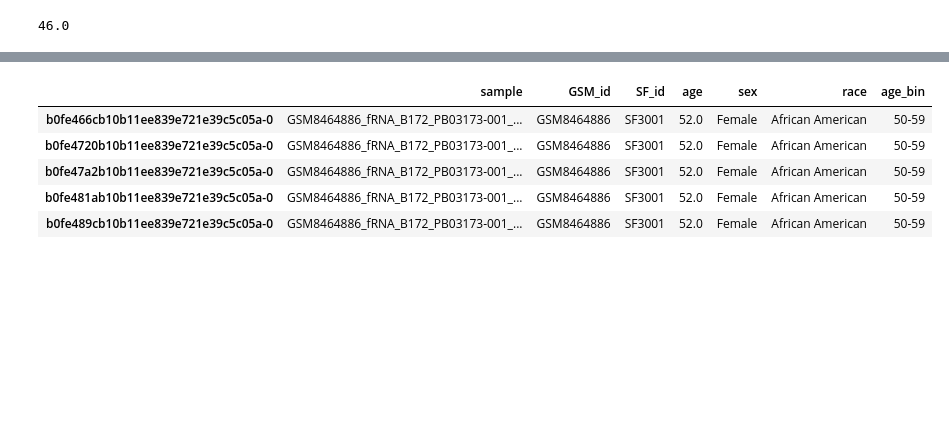
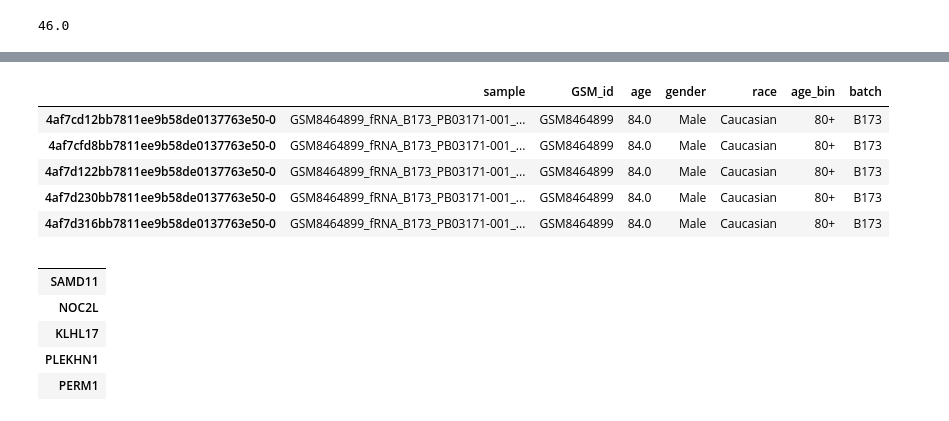
Before and after one commit to zeinabbh/M10, a Jupyter notebook: dataset6_preprocessing.ipynb, the cells around one changed output, grey strips where cells are left out. Saved outputs shown, nothing was run; the diff lists cells and outputs as text; code cells hidden in the pictures; blank space fills up the shorter version.

```diff
--- a/dataset6_preprocessing.ipynb
+++ b/dataset6_preprocessing.ipynb
@@ -295,32 +242,32 @@ display(total_samples)
 | Total | 1.0 | 2.0 | 20.0 | 15.0 | 8.0 | NaN |
 46.0
 # %%
-# create a target age band counts for the control samples (from the total row of the total_samples)
+# # create a target age band counts for the control samples (from the total row of the total_samples, halfing to save memory)
 
-target_counts = {
-    "40-50": 1,
-    "50-59": 2,
-    "60-69": 20,
-    "70-79": 15,
-    "80+": 8
-}
+# target_counts = {
+#     "40-50": 0,
+#     "50-59": 1,
+#     "60-69": 10,
+#     "70-79": 8,
+#     "80+": 4
+# }
 
-np.random.seed(42)
+# np.random.seed(42)
 
-# subset geo_meta to target age band counts, randomly sampling from each age band if there are more samples than the target count for that band, and taking all samples if there are fewer than the target count for that band
+# # subset geo_meta to target age band counts, randomly sampling from each age band if there are more samples than the target count for that band, and taking all samples if there are fewer than the target count for that band
 
-selected_rows = []
+# selected_rows = []
 
-for age_bin, target_n in target_counts.items():
-    pool = geo_meta[geo_meta["age_bin"] == age_bin].copy()
+# for age_bin, target_n in target_counts.items():
+#     pool = geo_meta[geo_meta["age_bin"] == age_bin].copy()
 
-    n_keep = min(target_n, len(pool))
+#     n_keep = min(target_n, len(pool))
 
-    if n_keep > 0:
-        sampled = pool.sample(n=n_keep, replace=False, random_state=42)
-        selected_rows.append(sampled)
+#     if n_keep > 0:
+#         sampled = pool.sample(n=n_keep, replace=False, random_state=42)
+#         selected_rows.append(sampled)
 
-geo_meta_subset = pd.concat(selected_rows, ignore_index=True)
-geo_meta_subset
+# geo_meta_subset = pd.concat(selected_rows, ignore_index=True)
+# geo_meta_subset
 # %% [output]
 |  | GSM_id | SF_id | age | gender | race | batch | age_bin |
@@ -378,11 +389,11 @@ for file in files_to_read:
     a.obs["sample"] = file.stem
     a.obs["GSM_id"] = gsm
 
-    a.obs["SF_id"] = meta_lookup.loc[gsm, "SF_id"]
     a.obs["age"] = meta_lookup.loc[gsm, "age"]
-    a.obs["sex"] = meta_lookup.loc[gsm, "gender"]
+    a.obs["gender"] = meta_lookup.loc[gsm, "gender"]
     a.obs["race"] = meta_lookup.loc[gsm, "race"]
     a.obs["age_bin"] = meta_lookup.loc[gsm, "age_bin"]
+    a.obs["batch"] = meta_lookup.loc[gsm, "batch"]
 
     adatas.append(a)
 # %%
@@ -395,9 +406,16 @@ AnnData object with n_obs × n_vars = 1161819 × 18082
 # %%
-adata.obs.head()
+display(adata.obs.head())
+display(adata.var.head())
 # %% [output]
-|  | sample | GSM_id | SF_id | age | sex | race | age_bin |
-| b0fe466cb10b11ee839e721e39c5c05a-0 | GSM8464886_fRNA_B172_PB03173-001_... | GSM8464886 | SF3001 | 52.0 | Female | African American | 50-59 |
-| b0fe4720b10b11ee839e721e39c5c05a-0 | GSM8464886_fRNA_B172_PB03173-001_... | GSM8464886 | SF3001 | 52.0 | Female | African American | 50-59 |
-| b0fe47a2b10b11ee839e721e39c5c05a-0 | GSM8464886_fRNA_B172_PB03173-001_... | GSM8464886 | SF3001 | 52.0 | Female | African American | 50-59 |
-| b0fe481ab10b11ee839e721e39c5c05a-0 | GSM8464886_fRNA_B172_PB03173-001_... | GSM8464886 | SF3001 | 52.0 | Female | African American | 50-59 |
-| b0fe489cb10b11ee839e721e39c5c05a-0 | GSM8464886_fRNA_B172_PB03173-001_... | GSM8464886 | SF3001 | 52.0 | Female | African American | 50-59 |
+|  | sample | GSM_id | age | gender | race | age_bin | batch |
+| 4af7cd12bb7811ee9b58de0137763e50-0 | GSM8464899_fRNA_B173_PB03171-001_... | GSM8464899 | 84.0 | Male | Caucasian | 80+ | B173 |
+| 4af7cfd8bb7811ee9b58de0137763e50-0 | GSM8464899_fRNA_B173_PB03171-001_... | GSM8464899 | 84.0 | Male | Caucasian | 80+ | B173 |
+| 4af7d122bb7811ee9b58de0137763e50-0 | GSM8464899_fRNA_B173_PB03171-001_... | GSM8464899 | 84.0 | Male | Caucasian | 80+ | B173 |
+| 4af7d230bb7811ee9b58de0137763e50-0 | GSM8464899_fRNA_B173_PB03171-001_... | GSM8464899 | 84.0 | Male | Caucasian | 80+ | B173 |
+| 4af7d316bb7811ee9b58de0137763e50-0 | GSM8464899_fRNA_B173_PB03171-001_... | GSM8464899 | 84.0 | Male | Caucasian | 80+ | B173 |
+|  |
+| SAMD11 |
+| NOC2L |
+| KLHL17 |
+| PLEKHN1 |
+| PERM1 |
```
Also changed, not shown: parts of 33 cells of this notebook, 8 other files.
